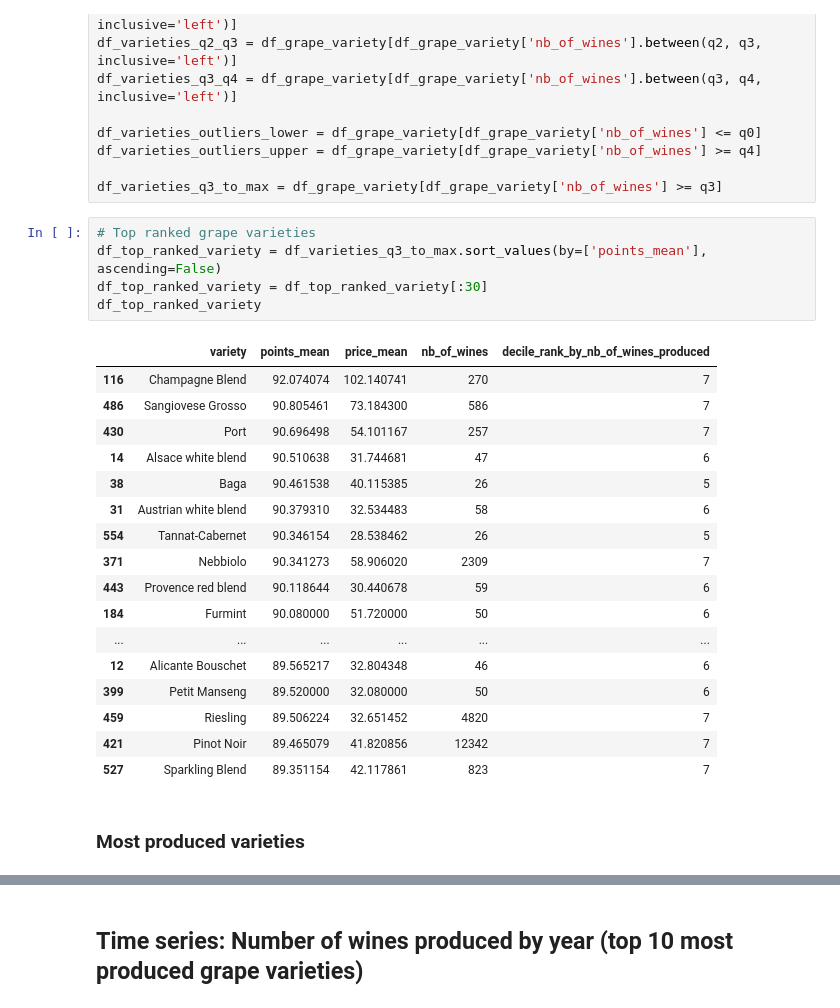
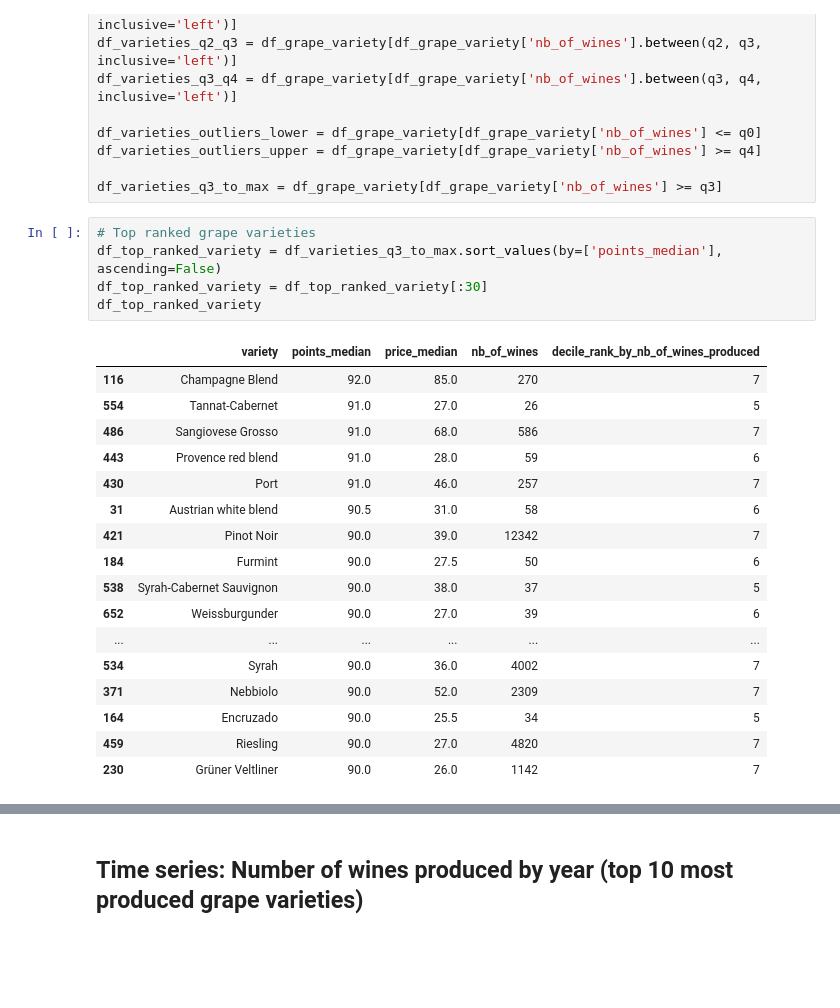
Before and after one commit to celeste-daleo/wine-market-study, a Jupyter notebook: wine_marke_study.ipynb, the cells around one changed output, grey strips where cells are left out. Cells and saved outputs as stored; diff of their text form; blank space fills up the shorter version.

```diff
--- a/wine_marke_study.ipynb
+++ b/wine_marke_study.ipynb
@@ -839,26 +857,24 @@ df_varieties_outliers_upper = df_grape_variety[df_grape_variety['nb_of_wines'] >
 df_varieties_q3_to_max = df_grape_variety[df_grape_variety['nb_of_wines'] >= q3]
 # %%
 # Top ranked grape varieties
-df_top_ranked_variety = df_varieties_q3_to_max.sort_values(by=['points_mean'], ascending=False)
+df_top_ranked_variety = df_varieties_q3_to_max.sort_values(by=['points_median'], ascending=False)
 df_top_ranked_variety = df_top_ranked_variety[:30]
 df_top_ranked_variety
 # %% [output]
-|  | variety | points_mean | price_mean | nb_of_wines | decile_rank_by_nb_of_wines_produced |
-| 116 | Champagne Blend | 92.074074 | 102.140741 | 270 | 7 |
-| 486 | Sangiovese Grosso | 90.805461 | 73.184300 | 586 | 7 |
-| 430 | Port | 90.696498 | 54.101167 | 257 | 7 |
-| 14 | Alsace white blend | 90.510638 | 31.744681 | 47 | 6 |
-| 38 | Baga | 90.461538 | 40.115385 | 26 | 5 |
-| 31 | Austrian white blend | 90.379310 | 32.534483 | 58 | 6 |
-| 554 | Tannat-Cabernet | 90.346154 | 28.538462 | 26 | 5 |
-| 371 | Nebbiolo | 90.341273 | 58.906020 | 2309 | 7 |
-| 443 | Provence red blend | 90.118644 | 30.440678 | 59 | 6 |
-| 184 | Furmint | 90.080000 | 51.720000 | 50 | 6 |
+|  | variety | points_median | price_median | nb_of_wines | decile_rank_by_nb_of_wines_produced |
+| 116 | Champagne Blend | 92.0 | 85.0 | 270 | 7 |
+| 554 | Tannat-Cabernet | 91.0 | 27.0 | 26 | 5 |
+| 486 | Sangiovese Grosso | 91.0 | 68.0 | 586 | 7 |
+| 443 | Provence red blend | 91.0 | 28.0 | 59 | 6 |
+| 430 | Port | 91.0 | 46.0 | 257 | 7 |
+| 31 | Austrian white blend | 90.5 | 31.0 | 58 | 6 |
+| 421 | Pinot Noir | 90.0 | 39.0 | 12342 | 7 |
+| 184 | Furmint | 90.0 | 27.5 | 50 | 6 |
+| 538 | Syrah-Cabernet Sauvignon | 90.0 | 38.0 | 37 | 5 |
+| 652 | Weissburgunder | 90.0 | 27.0 | 39 | 6 |
 | ... | ... | ... | ... | ... | ... |
-| 12 | Alicante Bouschet | 89.565217 | 32.804348 | 46 | 6 |
-| 399 | Petit Manseng | 89.520000 | 32.080000 | 50 | 6 |
-| 459 | Riesling | 89.506224 | 32.651452 | 4820 | 7 |
-| 421 | Pinot Noir | 89.465079 | 41.820856 | 12342 | 7 |
-| 527 | Sparkling Blend | 89.351154 | 42.117861 | 823 | 7 |
+| 534 | Syrah | 90.0 | 36.0 | 4002 | 7 |
+| 371 | Nebbiolo | 90.0 | 52.0 | 2309 | 7 |
+| 164 | Encruzado | 90.0 | 25.5 | 34 | 5 |
+| 459 | Riesling | 90.0 | 27.0 | 4820 | 7 |
+| 230 | Grüner Veltliner | 90.0 | 26.0 | 1142 | 7 |
-# %% [markdown]
-### Most produced varieties
```
Also changed, not shown: parts of 38 cells of this notebook.
